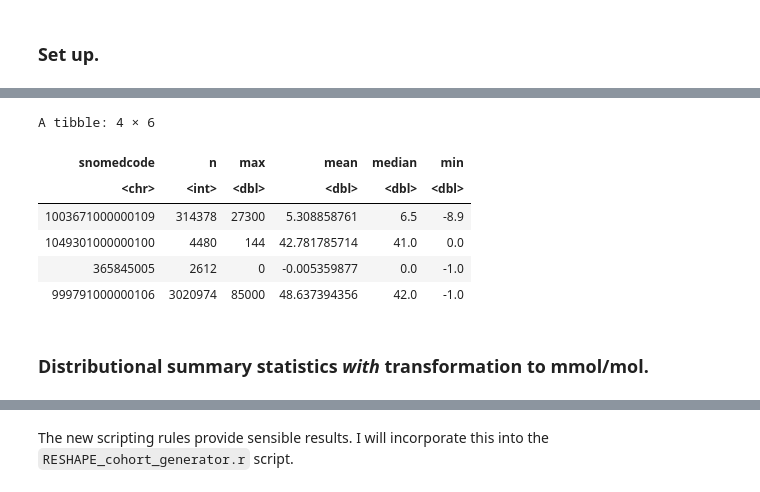
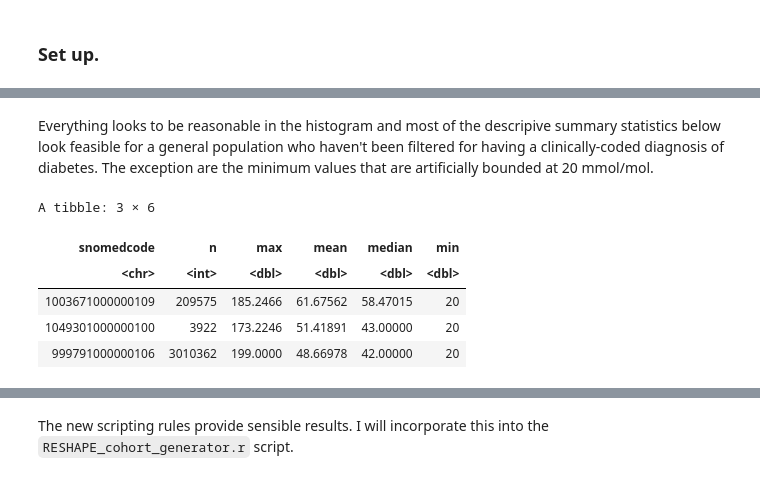
Before and after one commit to ConnectedBradford/c-mcinerney-workspace, a Jupyter notebook: RESHAPE/RESHAPE_check_HbA1c_SNOMED_codes.ipynb, the cells around one changed output, grey strips where cells are left out. Saved outputs shown, nothing was run; the diff lists cells and outputs as text; code cells hidden in the pictures.

```diff
--- a/RESHAPE/RESHAPE_check_HbA1c_SNOMED_codes.ipynb
+++ b/RESHAPE/RESHAPE_check_HbA1c_SNOMED_codes.ipynb
@@ -28,3 +28,6 @@ r_tbl_srcode <- dplyr::tbl( con, "CB_FDM_PrimaryCare.tbl_srcode" )
 codes_SNOMED_test_of_interest <-
     readr::read_csv(file = paste0( 'codelists/', 'opensafely-glycated-haemoglobin-hba1c-tests-3e5b1269.csv' ),
                     col_types = cols( code = col_character(), term = col_character() ) )$code
+codes_SNOMED_diagnoses_of_interest <-
+    readr::read_csv(file = paste0( 'codelists/', 'nhsd-primary-care-domain-refsets-dmtype2_cod-20200812.csv' ),
+                    col_types = cols( code = col_character(), term = col_character() ) )$code
@@ -32,0 +36,20 @@ codes_SNOMED_test_of_interest <-
+# %%
+# Make base dataset.
+person_diabetes <-
+    r_tbl_srcode %>%
+    dplyr::filter( snomedcode %in% codes_SNOMED_diagnoses_of_interest ) %>%
+    dplyr::distinct( person_id ) %>%
+    dplyr::mutate( diabetes = 1 )
+
+
+dataset <-
+    r_tbl_srcode %>%
+    dplyr::filter( snomedcode %in% codes_SNOMED_test_of_interest ) %>%
+    dplyr::select( person_id, numericvalue, snomedcode ) %>%
+    dplyr::mutate( numericvalue = numericvalue %>% as.numeric() ) %>%
+    dplyr::filter( numericvalue < 200 ) %>%
+    dplyr::left_join(
+        person_diabetes
+        ,by = join_by( person_id )
+    ) %>%
+    dplyr::mutate( diabetes = dplyr::if_else( is.na( diabetes ), "No diabetes", "Diabetes" ) )
@@ -33,25 +125,22 @@ codes_SNOMED_test_of_interest <-
+# %% [markdown]
+Everything looks to be reasonable in the histogram and most of the descripive summary statistics below look feasible for a general population who haven't been filtered for having a clinically-coded diagnosis of diabetes. The exception are the minimum values that are artificially bounded at 20 mmol/mol.
 # %%
 # Provide descriptive statistics of each SNOMED code.
-r_tbl_srcode %>%
-dplyr::select( person_id, dateevent, numericvalue, snomedcode ) %>%
-dplyr::filter( snomedcode %in% codes_SNOMED_test_of_interest ) %>%
+dataset %>%
 dplyr::collect() %>%
 dplyr::group_by( snomedcode ) %>%
 dplyr::summarise(
     n = n()
-    ,max = max( numericvalue %>% as.numeric() )
-    ,mean = mean( numericvalue %>% as.numeric() )
-    ,median = numericvalue %>% as.numeric() %>% quantile( 0.5 )
-    ,min = min( numericvalue %>% as.numeric() )
+    ,max = max( numericvalue )
+    ,mean = mean( numericvalue )
+    ,median = numericvalue %>% quantile( 0.5 )
+    ,min = min( numericvalue )
 ) %>%
 dplyr::ungroup()
 # %% [output]
-A tibble: 4 × 6
+A tibble: 3 × 6
 | snomedcode | n | max | mean | median | min |
 | <chr> | <int> | <dbl> | <dbl> | <dbl> | <dbl> |
-| 1003671000000109 | 314378 | 27300 | 5.308858761 | 6.5 | -8.9 |
-| 1049301000000100 | 4480 | 144 | 42.781785714 | 41.0 | 0.0 |
-| 365845005 | 2612 | 0 | -0.005359877 | 0.0 | -1.0 |
-| 999791000000106 | 3020974 | 85000 | 48.637394356 | 42.0 | -1.0 |
+| 1003671000000109 | 209575 | 185.2466 | 61.67562 | 58.47015 | 20 |
+| 1049301000000100 | 3922 | 173.2246 | 51.41891 | 43.00000 | 20 |
+| 999791000000106 | 3010362 | 199.0000 | 48.66978 | 42.00000 | 20 |
-# %% [markdown]
-### Distributional summary statistics _with_ transformation to mmol/mol.
```
Also changed, not shown: parts of 12 cells of this notebook.
